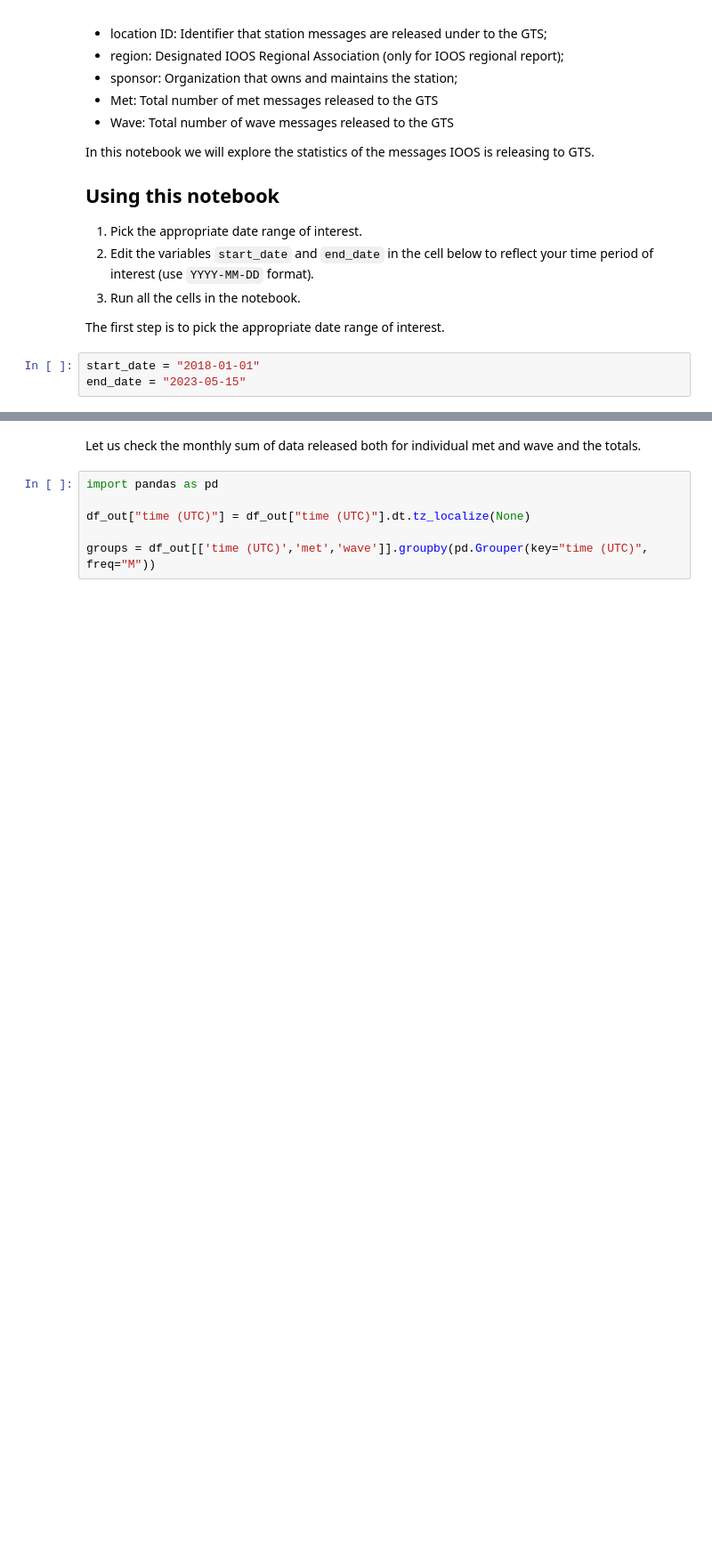
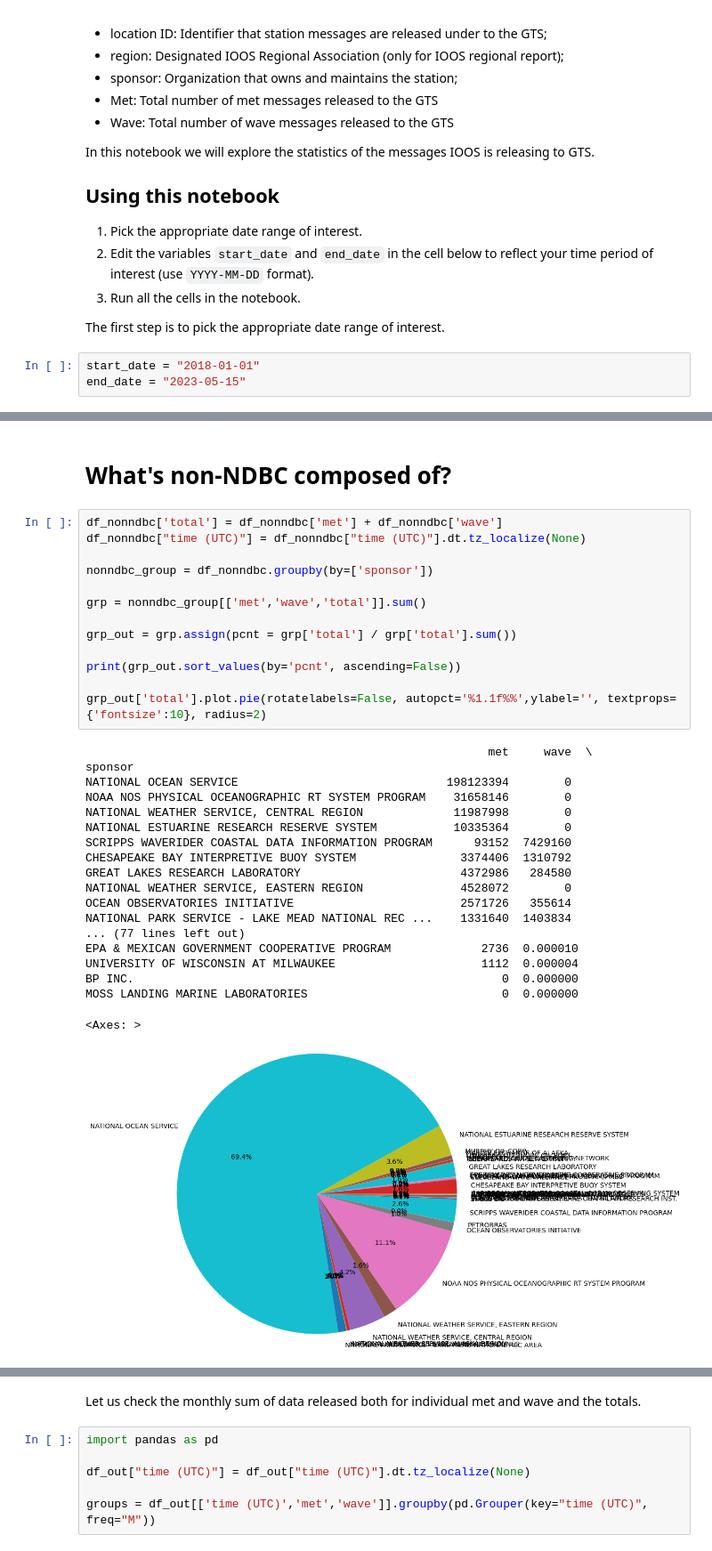
Before and after one commit to ioos/ioos_metrics, a Jupyter notebook: GTS_Totals_weather_act.ipynb, the cells around one changed output, grey strips where cells are left out. Shown at 89% size. Cells and saved outputs as stored; diff of their text form; blank space fills up the shorter version.

```diff
--- a/GTS_Totals_weather_act.ipynb
+++ b/GTS_Totals_weather_act.ipynb
@@ -59,0 +67,35 @@ df_out.head()
+# %% [markdown]
+# What's non-NDBC composed of?
+# %%
+df_nonndbc['total'] = df_nonndbc['met'] + df_nonndbc['wave']
+df_nonndbc["time (UTC)"] = df_nonndbc["time (UTC)"].dt.tz_localize(None)
+
+nonndbc_group = df_nonndbc.groupby(by=['sponsor'])
+
+grp = nonndbc_group[['met','wave','total']].sum()
+
+grp_out = grp.assign(pcnt = grp['total'] / grp['total'].sum())
+
+print(grp_out.sort_values(by='pcnt', ascending=False))
+
+grp_out['total'].plot.pie(rotatelabels=False, autopct='%1.1f%%',ylabel='', textprops={'fontsize':10}, radius=2)
+# %% [output]
+                                                          met     wave  \
+sponsor
+NATIONAL OCEAN SERVICE                              198123394        0
+NOAA NOS PHYSICAL OCEANOGRAPHIC RT SYSTEM PROGRAM    31658146        0
+NATIONAL WEATHER SERVICE, CENTRAL REGION             11987998        0
+NATIONAL ESTUARINE RESEARCH RESERVE SYSTEM           10335364        0
+SCRIPPS WAVERIDER COASTAL DATA INFORMATION PROGRAM      93152  7429160
+CHESAPEAKE BAY INTERPRETIVE BUOY SYSTEM               3374406  1310792
+GREAT LAKES RESEARCH LABORATORY                       4372986   284580
+NATIONAL WEATHER SERVICE, EASTERN REGION              4528072        0
+OCEAN OBSERVATORIES INITIATIVE                        2571726   355614
+NATIONAL PARK SERVICE - LAKE MEAD NATIONAL REC ...    1331640  1403834
+... (77 lines left out)
+EPA & MEXICAN GOVERNMENT COOPERATIVE PROGRAM             2736  0.000010
+UNIVERSITY OF WISCONSIN AT MILWAUKEE                     1112  0.000004
+BP INC.                                                     0  0.000000
+MOSS LANDING MARINE LABORATORIES                            0  0.000000
+<Axes: >
+[figure, added]
```
Also changed, not shown: parts of 20 cells of this notebook.
